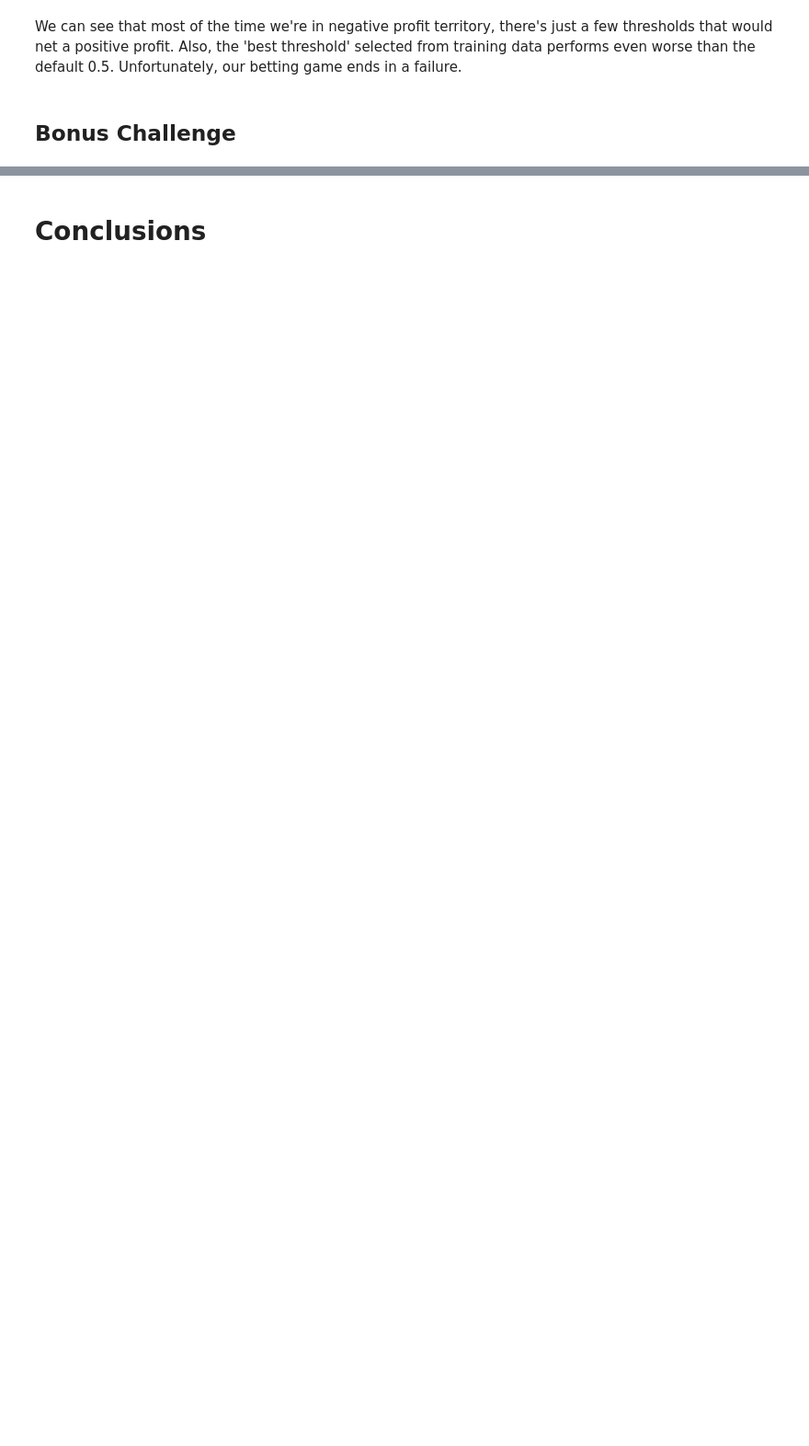
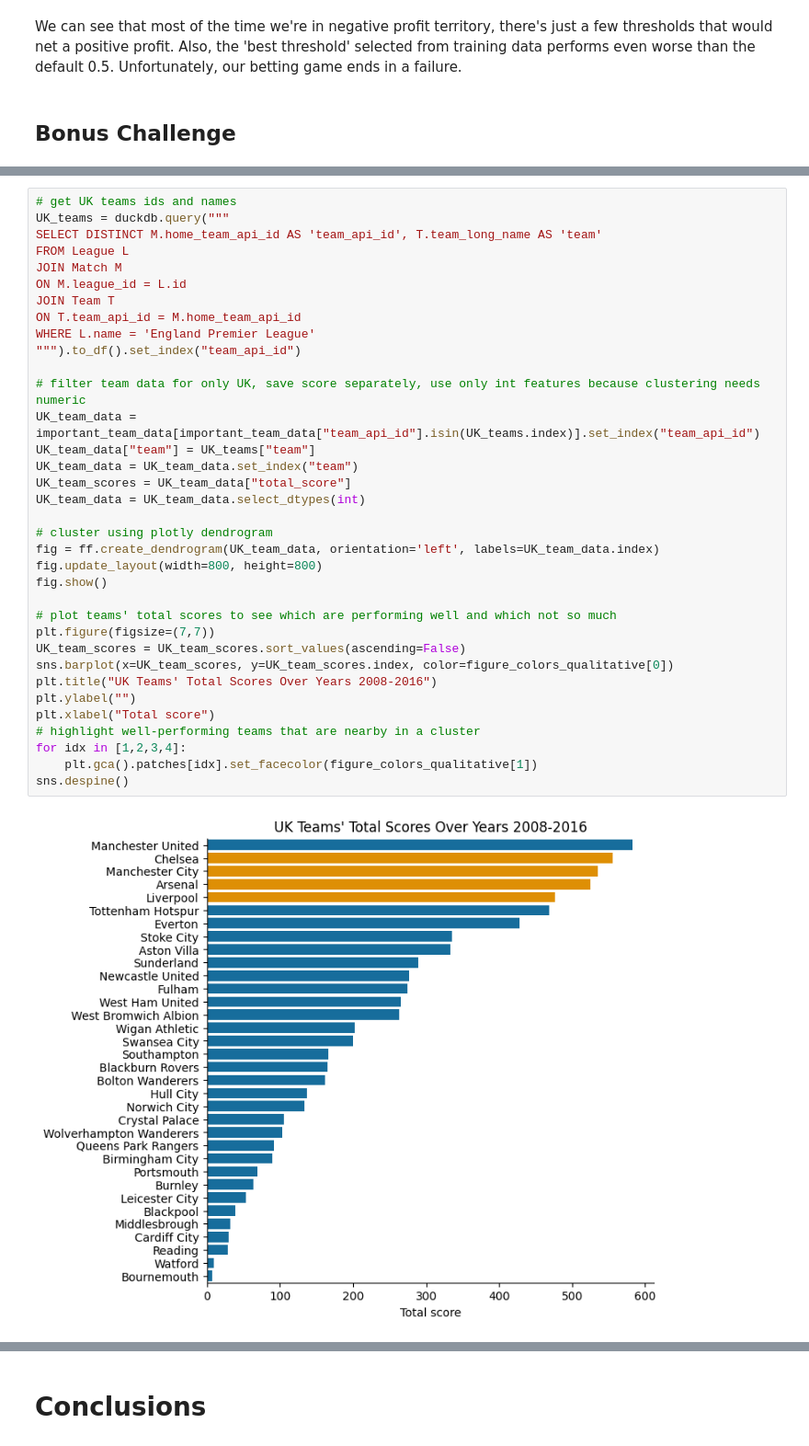
Before and after one commit to Vienmarskinis/football_matches, a Jupyter notebook: main_findings.ipynb, the cells around one changed output, grey strips where cells are left out. Shown at 92% size. Drawn from its saved outputs; the diff is of its cells as text; blank space fills up the shorter version.

```diff
--- a/main_findings.ipynb
+++ b/main_findings.ipynb
@@ -1772,0 +1773,37 @@ perhaps use to cluster teams in a league? Spain or UK
+# %%
+# get UK teams ids and names
+UK_teams = duckdb.query("""
+SELECT DISTINCT M.home_team_api_id AS 'team_api_id', T.team_long_name AS 'team'
+FROM League L
+JOIN Match M
+ON M.league_id = L.id
+JOIN Team T
+ON T.team_api_id = M.home_team_api_id
+WHERE L.name = 'England Premier League'
+""").to_df().set_index("team_api_id")
+
+# filter team data for only UK, save score separately, use only int features because clustering needs numeric
+UK_team_data = important_team_data[important_team_data["team_api_id"].isin(UK_teams.index)].set_index("team_api_id")
+UK_team_data["team"] = UK_teams["team"]
+UK_team_data = UK_team_data.set_index("team")
+UK_team_scores = UK_team_data["total_score"]
+UK_team_data = UK_team_data.select_dtypes(int)
+
+# cluster using plotly dendrogram
+fig = ff.create_dendrogram(UK_team_data, orientation='left', labels=UK_team_data.index)
+fig.update_layout(width=800, height=800)
+fig.show()
+
+# plot teams' total scores to see which are performing well and which not so much
+plt.figure(figsize=(7,7))
+UK_team_scores = UK_team_scores.sort_values(ascending=False)
+sns.barplot(x=UK_team_scores, y=UK_team_scores.index, color=figure_colors_qualitative[0])
+plt.title("UK Teams' Total Scores Over Years 2008-2016")
+plt.ylabel("")
+plt.xlabel("Total score")
+# highlight well-performing teams that are nearby in a cluster
+for idx in [1,2,3,4]:
+    plt.gca().patches[idx].set_facecolor(figure_colors_qualitative[1])
+sns.despine()
+# %% [output]
+[figure, added]
```
Also changed, not shown: parts of 11 cells of this notebook, 2 other files.
